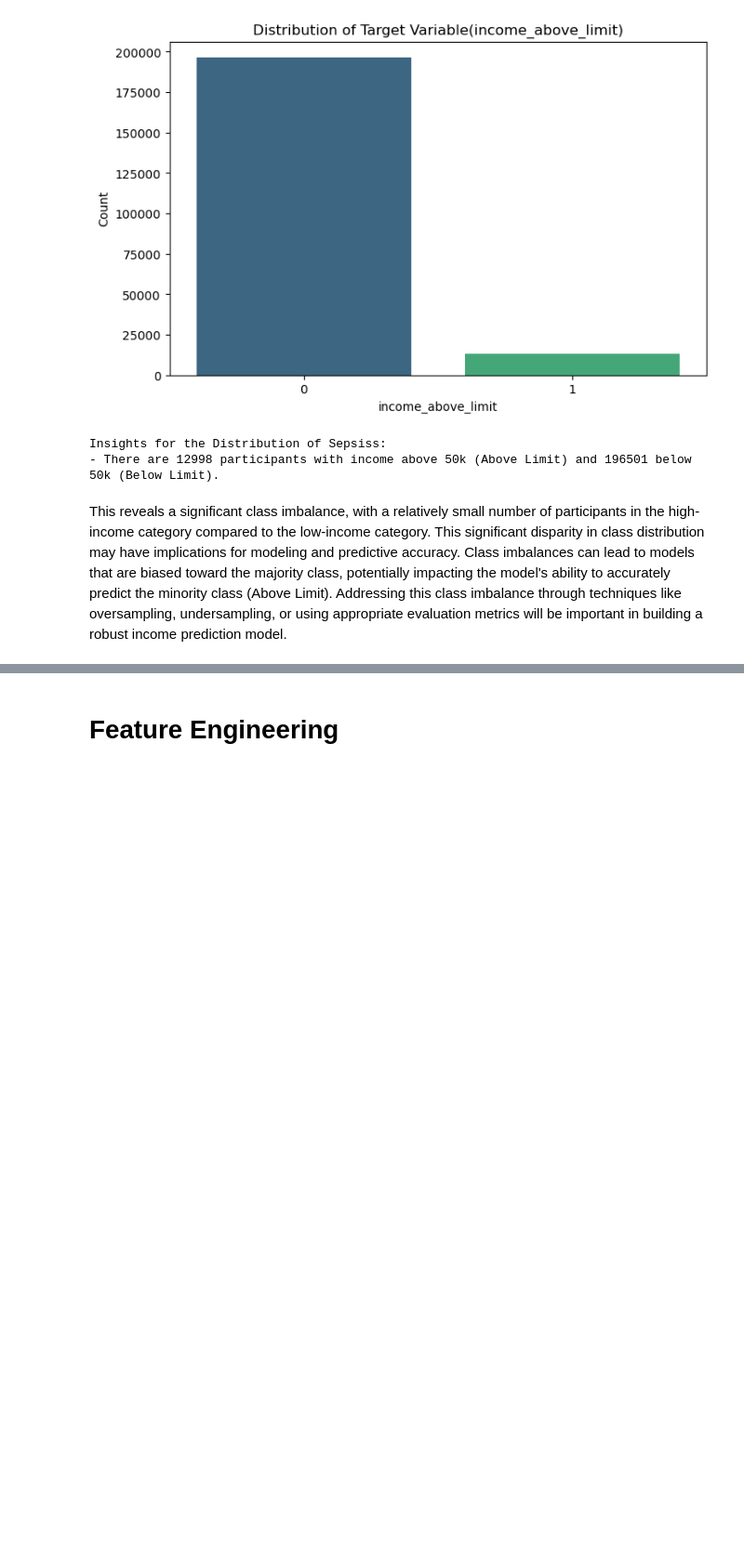
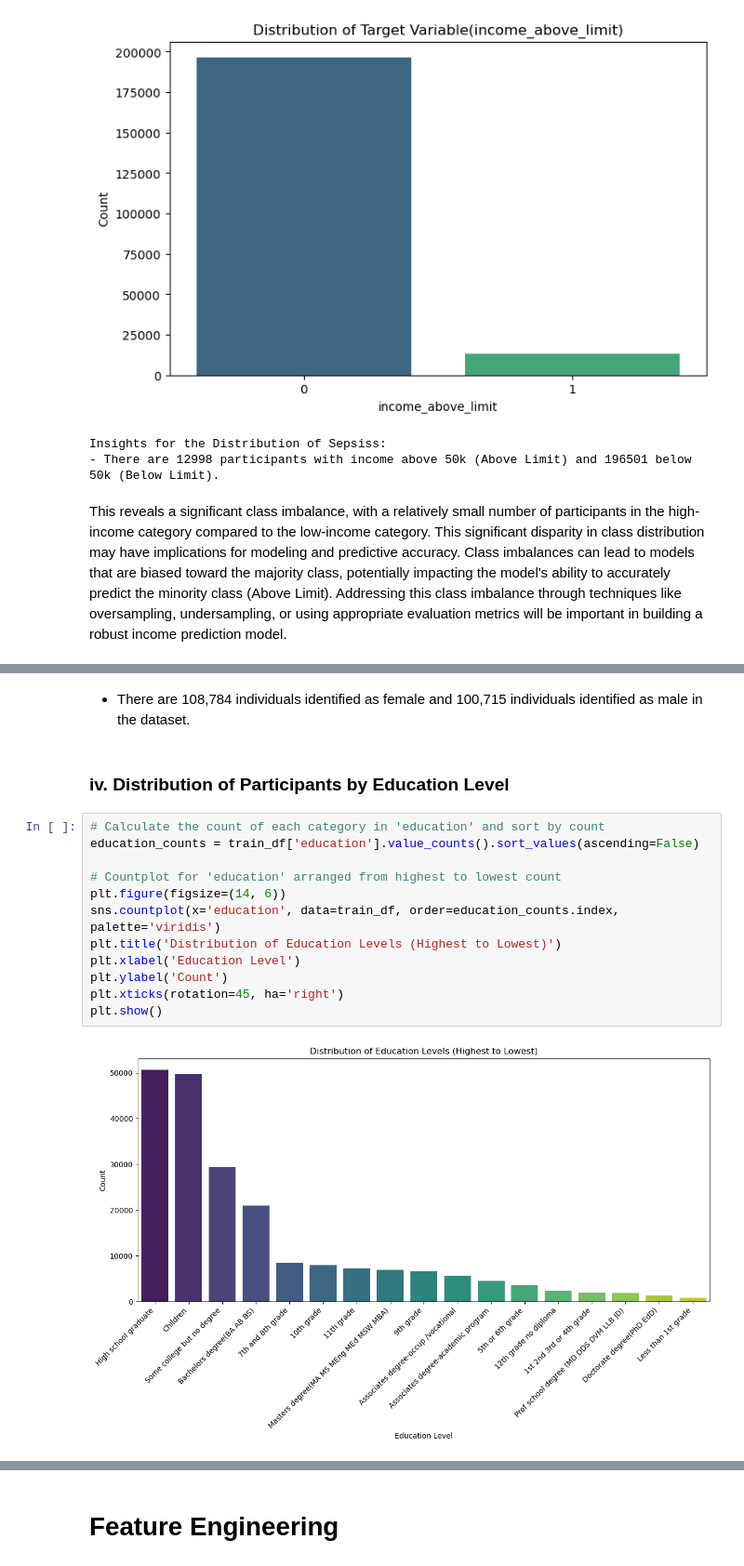
Before and after one commit to rasmodev/Income-Prediction-Challenge-For-Azubian, a Jupyter notebook: dev/Income_Prediction.ipynb, the cells around one changed output, grey strips where cells are left out. Shown at 93% size. Cells and saved outputs as stored; diff of their text form; blank space fills up the shorter version.

```diff
--- a/dev/Income_Prediction.ipynb
+++ b/dev/Income_Prediction.ipynb
@@ -942,0 +1000,18 @@ This reveals a significant class imbalance, with a relatively small number of pa
+# %% [markdown]
+- There are 108,784 individuals identified as female and 100,715 individuals identified as male in the dataset.
+# %% [markdown]
+### iv. Distribution of Participants by Education Level
+# %%
+# Calculate the count of each category in 'education' and sort by count
+education_counts = train_df['education'].value_counts().sort_values(ascending=False)
+
+# Countplot for 'education' arranged from highest to lowest count
+plt.figure(figsize=(14, 6))
+sns.countplot(x='education', data=train_df, order=education_counts.index, palette='viridis')
+plt.title('Distribution of Education Levels (Highest to Lowest)')
+plt.xlabel('Education Level')
+plt.ylabel('Count')
+plt.xticks(rotation=45, ha='right')
+plt.show()
+# %% [output]
+[figure, added]
```
Also changed, not shown: parts of 61 cells of this notebook.
